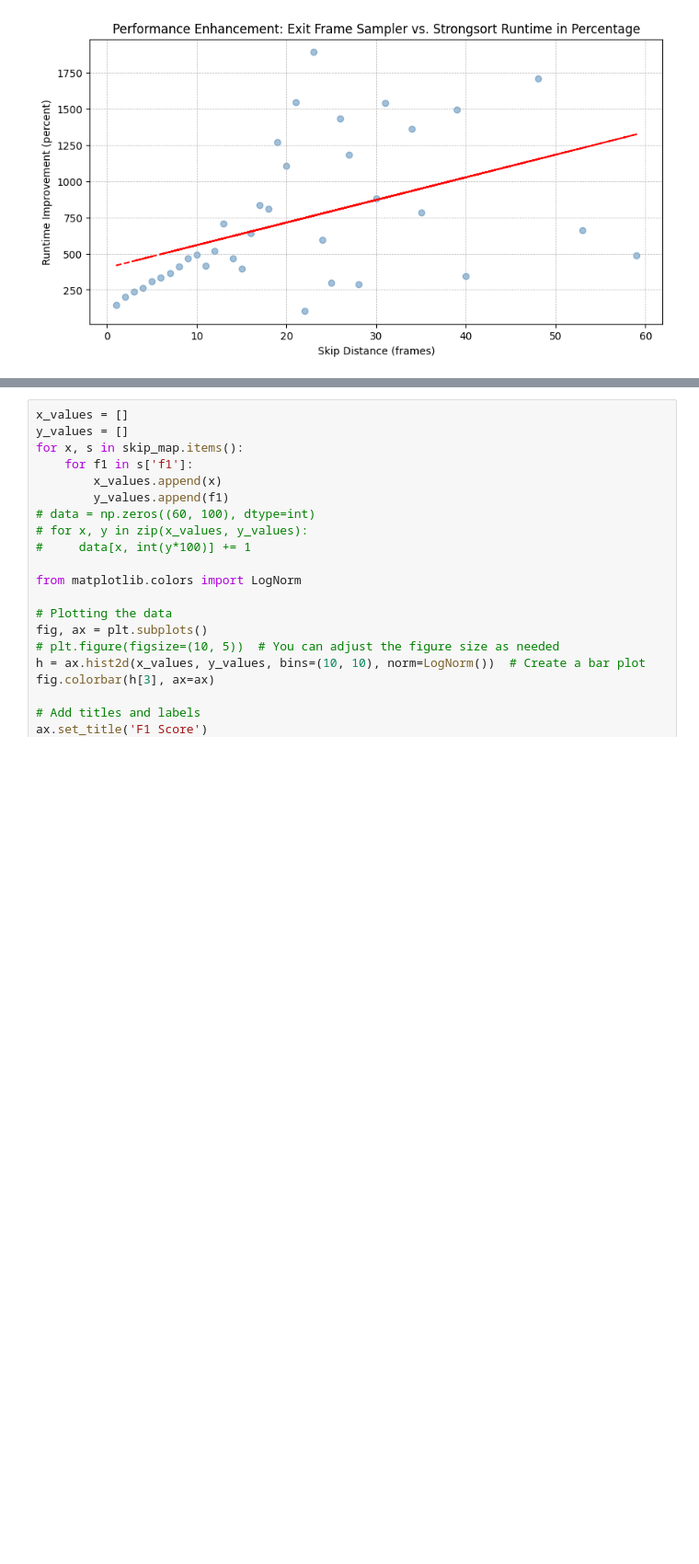
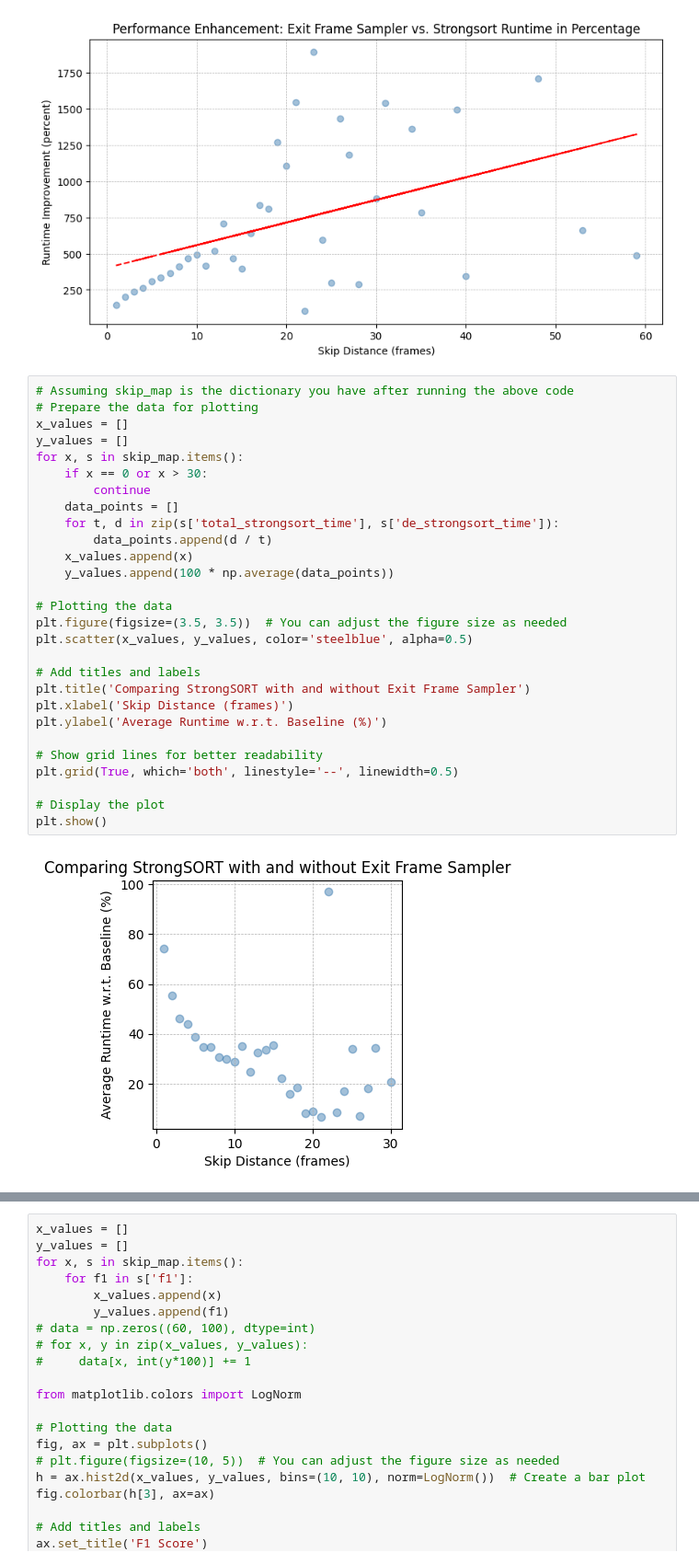
Before and after one commit to apperception-db/spatialyze, a Jupyter notebook: outputs/run/exit_frame_analysis.ipynb, the cells around one changed output, grey strips where cells are left out. Shown at 92% size. Drawn from its saved outputs; the diff is of its cells as text; blank space fills up the shorter version.

Commit message:
update visualization

```diff
--- a/outputs/run/exit_frame_analysis.ipynb
+++ b/outputs/run/exit_frame_analysis.ipynb
@@ -180,3 +180,33 @@ plt.grid(True, which='both', linestyle='--', linewidth=0.5)
 plt.show()
 # %% [output]
 [figure]
+# %%
+# Assuming skip_map is the dictionary you have after running the above code
+# Prepare the data for plotting
+x_values = []
+y_values = []
+for x, s in skip_map.items():
+    if x == 0 or x > 30:
+        continue
+    data_points = []
+    for t, d in zip(s['total_strongsort_time'], s['de_strongsort_time']):
+        data_points.append(d / t)
+    x_values.append(x)
+    y_values.append(100 * np.average(data_points))
+
+# Plotting the data
+plt.figure(figsize=(3.5, 3.5))  # You can adjust the figure size as needed
+plt.scatter(x_values, y_values, color='steelblue', alpha=0.5)
+
+# Add titles and labels
+plt.title('Comparing StrongSORT with and without Exit Frame Sampler')
+plt.xlabel('Skip Distance (frames)')
+plt.ylabel('Average Runtime w.r.t. Baseline (%)')
+
+# Show grid lines for better readability
+plt.grid(True, which='both', linestyle='--', linewidth=0.5)
+
+# Display the plot
+plt.show()
+# %% [output]
+[figure, added]
```
Also changed, not shown: parts of 8 cells of this notebook, 2 other files.
